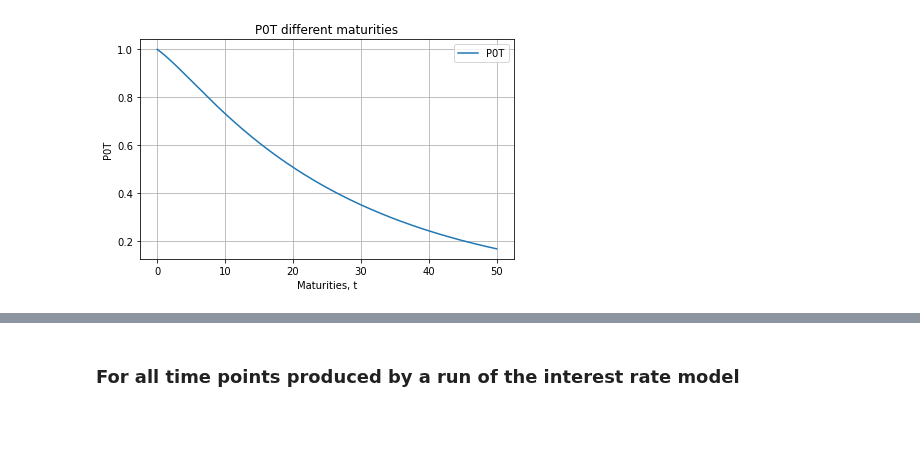
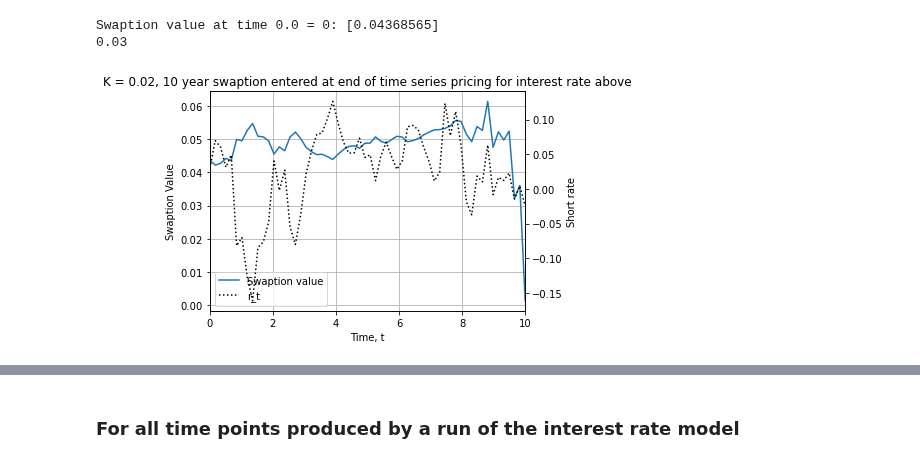
Before and after one commit to spelbella/cva_risk_management_thesis, a Jupyter notebook: pricingCVA.ipynb, the cells around one changed output, grey strips where cells are left out. Cells and saved outputs as stored; diff of their text form; code cells hidden in the pictures; blank space fills up the shorter version.

```diff
--- a/pricingCVA.ipynb
+++ b/pricingCVA.ipynb
@@ -289,0 +344,17 @@ def swaption_price(t, rt, T_s, K):
+# %%
+# HULL WHITE
+T_s = np.arange(10,21,1)
+Fixed = 0.02
+swap_prices = np.zeros((len(t_s),1))
+swapt_prices = np.zeros((len(t_s),1))
+
+for i in np.arange(0,len(t_s)):
+    swapt_prices[i] = swaption_price(t_s[i],r[i], T_s, Fixed)
+
+print("Swaption value at time %s = 0: %s" %(t_s[0], swapt_prices[0]))
+print(r[0])
+
+plt.figure(1)
+plt.grid()
+plt.plot(t_s,swapt_prices,label = "Swaption value")
+plt.plot(t_s, r, label = r"r_t", color = "black",linestyle = ':')
@@ -290,17 +381,37 @@ def swaption_price(t, rt, T_s, K):
 # %%
-T_s = np.arange(10.01,21.01,1)
-P0T = np.zeros(len(t_s))
+# Varsicek
+T_s = np.arange(10,21,1)
+Fixed = 0.02
+swap_prices = np.zeros((len(t_s),1))
+swapt_prices = np.zeros((len(t_s),1))
+
 for i in np.arange(0,len(t_s)):
-    P0T[i] = P(t_s[0],t_s[i],r[0])
+    swapt_prices[i] = swaption_price(t_s[i],r[i], T_s, Fixed)
+
+print("Swaption value at time %s = 0: %s" %(t_s[0], swapt_prices[0]))
+print(r[0])
+
+'''
+plt.figure(1)
+plt.grid()
+plt.plot(t_s,swapt_prices,label = "Swaption value")
+plt.plot(t_s, r, label = r"r_t", color = "black",linestyle = ':')
+'''
+
 
 fig1, ax1 = plt.subplots(figsize = (6,4), tight_layout = True)
-ax1.plot(t_s,P0T,label = "P0T")
-ax1.set_title("P0T different maturities")
-ax1.set_xlabel("Maturities, t")
-ax1.set_ylabel("P0T")
-#ax1.set_xlim((t0,T))
+p1 = ax1.plot(t_s,swapt_prices,label = "Swaption value")
+ax1.set_title("K = %s, 10 year swaption entered at end of time series pricing for interest rate above" %Fixed)
+ax1.set_xlabel("Time, t")
+ax1.set_ylabel("Swaption Value")
+ax2 = ax1.twinx()
+p2 = ax2.plot(t_s, r, label = r"r_t", color = "black",linestyle = ':')
+ax2.set_ylabel("Short rate")
+ax1.set_xlim((t0,T))
 ax1.grid(True)
-ax1.legend()
+ax1.legend(handles=p1+p2, loc = "lower left")
 plt.show()
 # %% [output]
+Swaption value at time 0.0 = 0: [0.04368565]
+0.03
-[figure, old version]
+[figure, new version]
```
Also changed, not shown: parts of 46 cells of this notebook, 3 other files.
